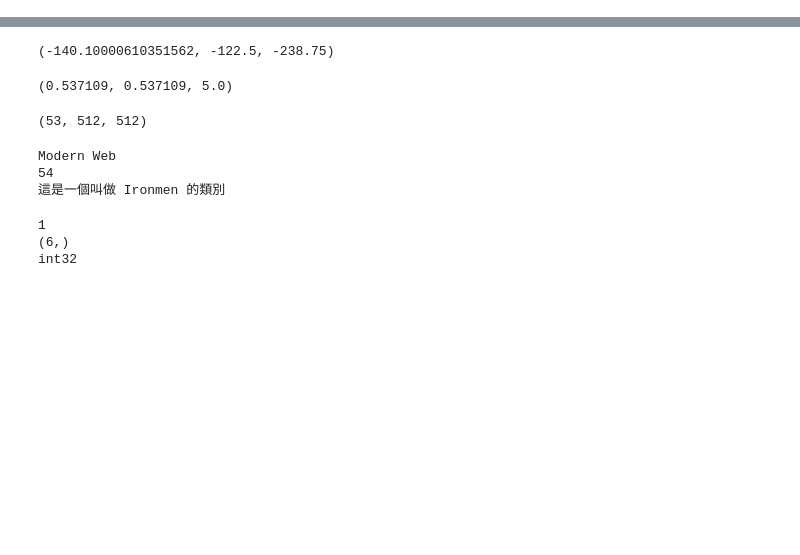
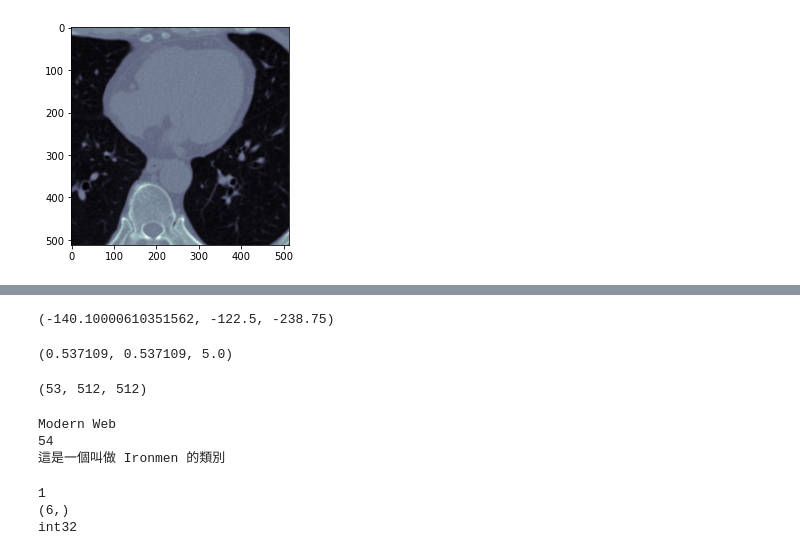
Before and after one commit to junhong1923/Python, a Jupyter notebook: basic/鐵人it邦.ipynb, the cells around one changed output, grey strips where cells are left out. Drawn from its saved outputs; the diff is of its cells as text; code cells hidden in the pictures; blank space fills up the shorter version.

```diff
--- a/basic/鐵人it邦.ipynb
+++ b/basic/鐵人it邦.ipynb
@@ -0,0 +1,17 @@
+# %%
+import SimpleITK as sitk
+import pydicom
+import pylab
+import numpy as np
+
+img = r'C:\Users\TMU_AIMC\Desktop\#8-Heart-CaCT-000031\Study-CT-20261031-192\Series-8\Image-1.dcm'
+mask = r'C:\Users\TMU_AIMC\Desktop\#8-Heart-CaCT-000031\Study-CT-20261031-192\Series-800'
+
+ds = pydicom.dcmread(img)
+pixel_bytes = ds.PixelData
+pix = ds.pixel_array # (91, 512, 512, 3)
+
+pylab.imshow(ds.pixel_array[50,:,:,0], cmap=pylab.cm.bone)
+pylab.show()
+# %% [output]
+[figure, added]
```
Also changed, not shown: parts of 4 cells of this notebook, 15 other files.
